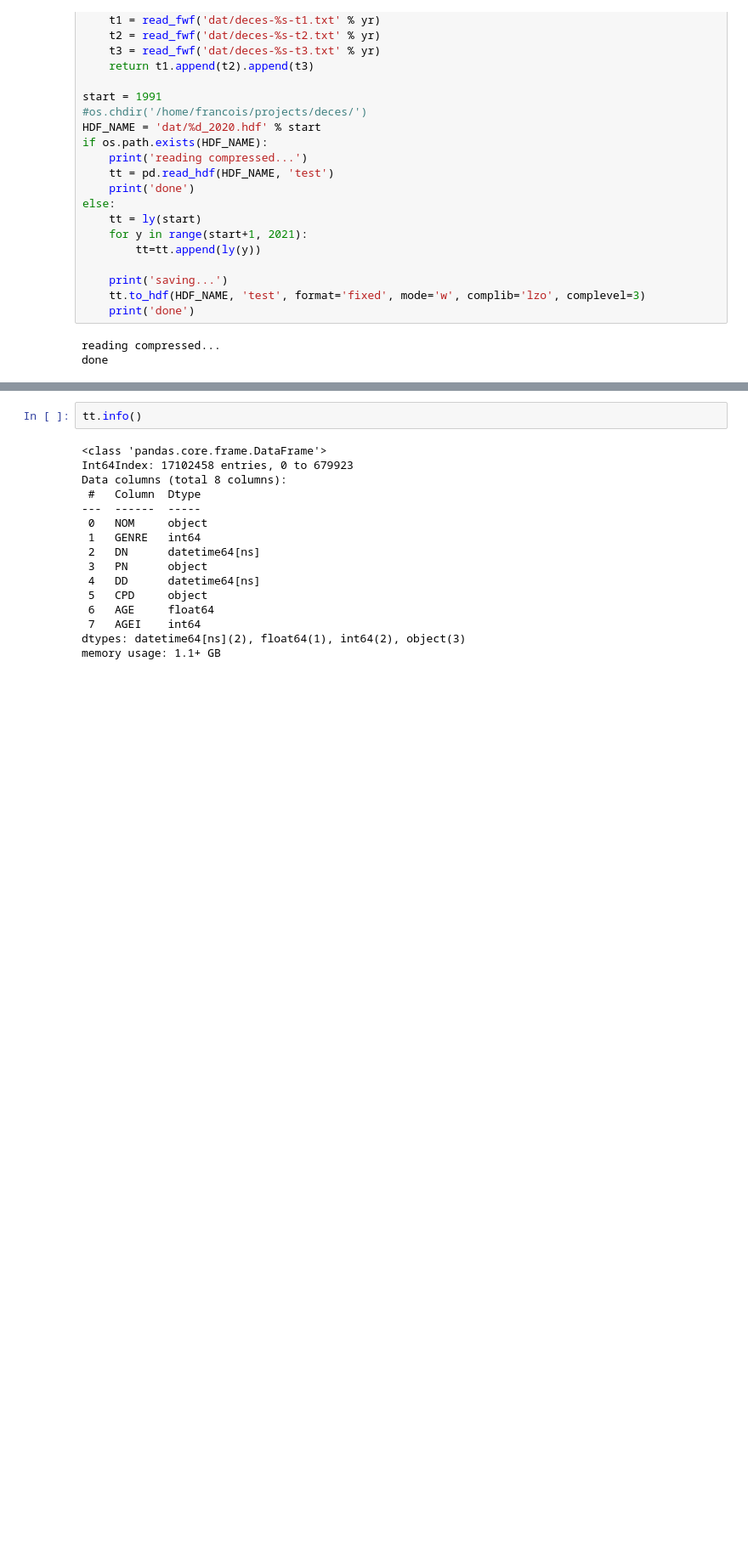
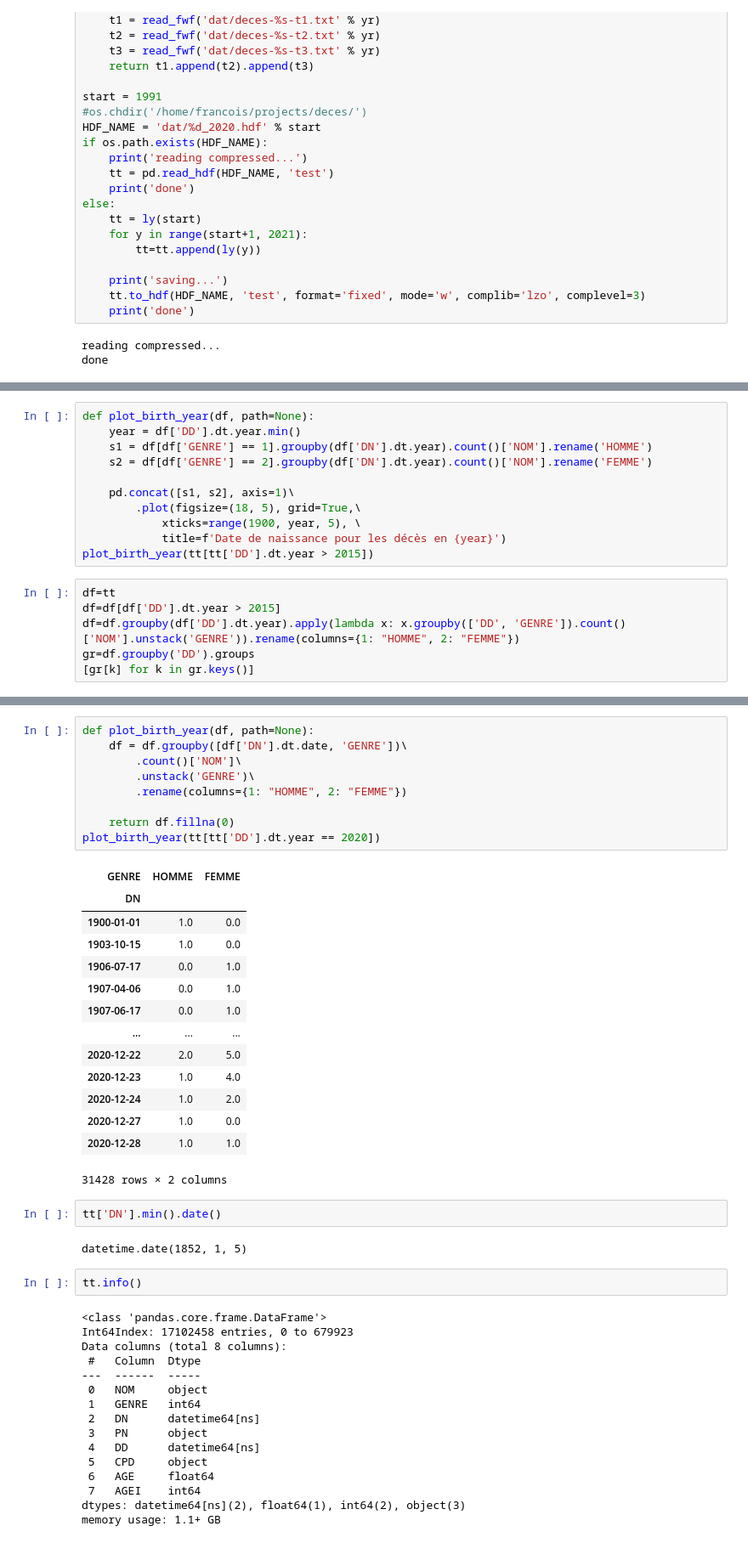
Before and after one commit to fguilleme/deces, a Jupyter notebook: deces.ipynb, the cells around one changed output, grey strips where cells are left out. Shown at 85% size. Saved outputs shown, nothing was run; the diff lists cells and outputs as text; blank space fills up the shorter version.

```diff
--- a/deces.ipynb
+++ b/deces.ipynb
@@ -110,0 +123,17 @@ Timestamp('2020-12-30 00:00:00')
+# %%
+def plot_birth_year(df, path=None):
+    year = df['DD'].dt.year.min()
+    s1 = df[df['GENRE'] == 1].groupby(df['DN'].dt.year).count()['NOM'].rename('HOMME')
+    s2 = df[df['GENRE'] == 2].groupby(df['DN'].dt.year).count()['NOM'].rename('FEMME')
+
+    pd.concat([s1, s2], axis=1)\
+        .plot(figsize=(18, 5), grid=True,\
+            xticks=range(1900, year, 5), \
+            title=f'Date de naissance pour les décès en {year}')
+plot_birth_year(tt[tt['DD'].dt.year > 2015])
+# %%
+df=tt
+df=df[df['DD'].dt.year > 2015]
+df=df.groupby(df['DD'].dt.year).apply(lambda x: x.groupby(['DD', 'GENRE']).count()['NOM'].unstack('GENRE')).rename(columns={1: "HOMME", 2: "FEMME"})
+gr=df.groupby('DD').groups
+[gr[k] for k in gr.keys()]
@@ -111,3 +158,31 @@ Timestamp('2020-12-30 00:00:00')
+# %%
+def plot_birth_year(df, path=None):
+    df = df.groupby([df['DN'].dt.date, 'GENRE'])\
+        .count()['NOM']\
+        .unstack('GENRE')\
+        .rename(columns={1: "HOMME", 2: "FEMME"})
+
+    return df.fillna(0)
+plot_birth_year(tt[tt['DD'].dt.year == 2020])
+# %% [output]
+| GENRE | HOMME | FEMME |
+| DN |  |  |
+| 1900-01-01 | 1.0 | 0.0 |
+| 1903-10-15 | 1.0 | 0.0 |
+| 1906-07-17 | 0.0 | 1.0 |
+| 1907-04-06 | 0.0 | 1.0 |
+| 1907-06-17 | 0.0 | 1.0 |
+| ... | ... | ... |
+| 2020-12-22 | 2.0 | 5.0 |
+| 2020-12-23 | 1.0 | 4.0 |
+| 2020-12-24 | 1.0 | 2.0 |
+| 2020-12-27 | 1.0 | 0.0 |
+| 2020-12-28 | 1.0 | 1.0 |
+31428 rows × 2 columns
+# %%
+tt['DN'].min().date()
+# %% [output]
+datetime.date(1852, 1, 5)
 # %%
 tt.info()
 # %% [output]
```
Also changed, not shown: parts of 14 cells of this notebook, 1 other file.
